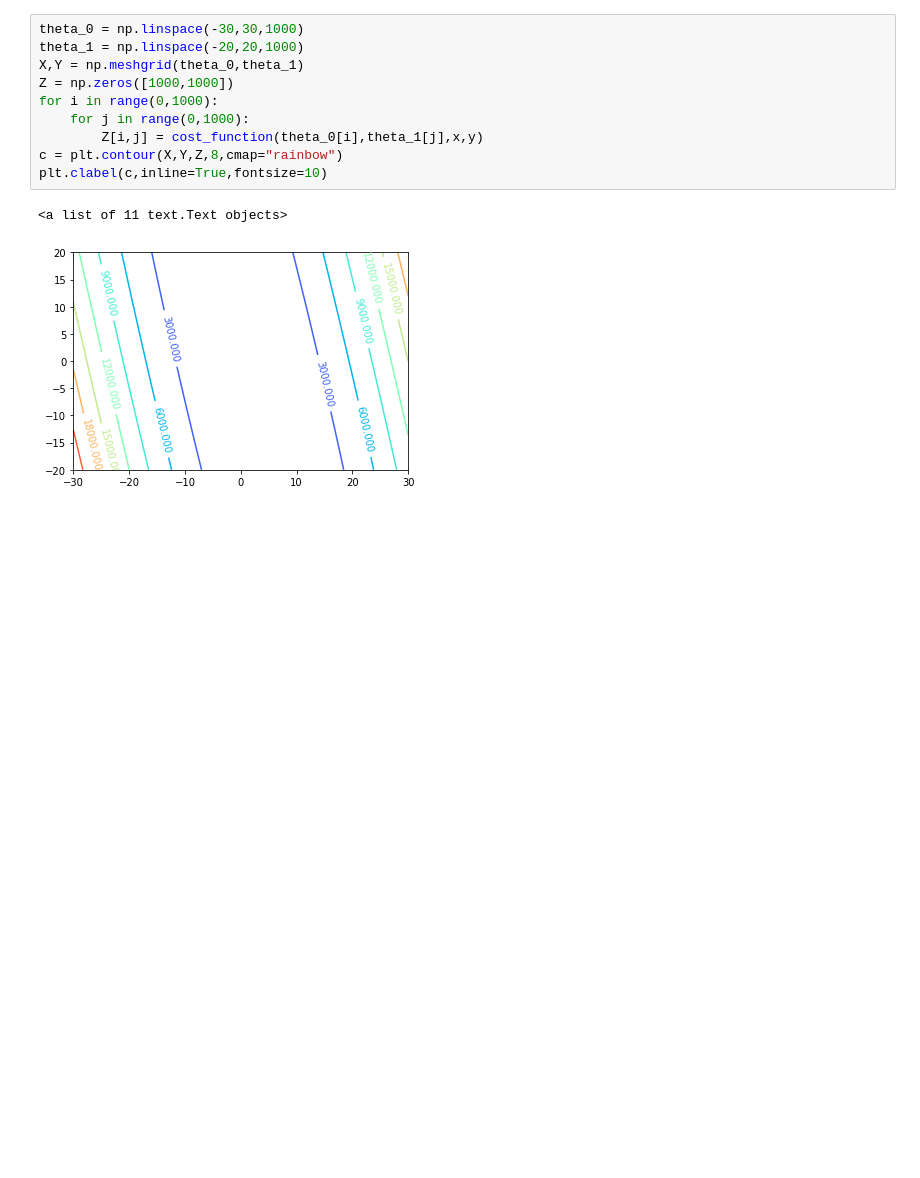
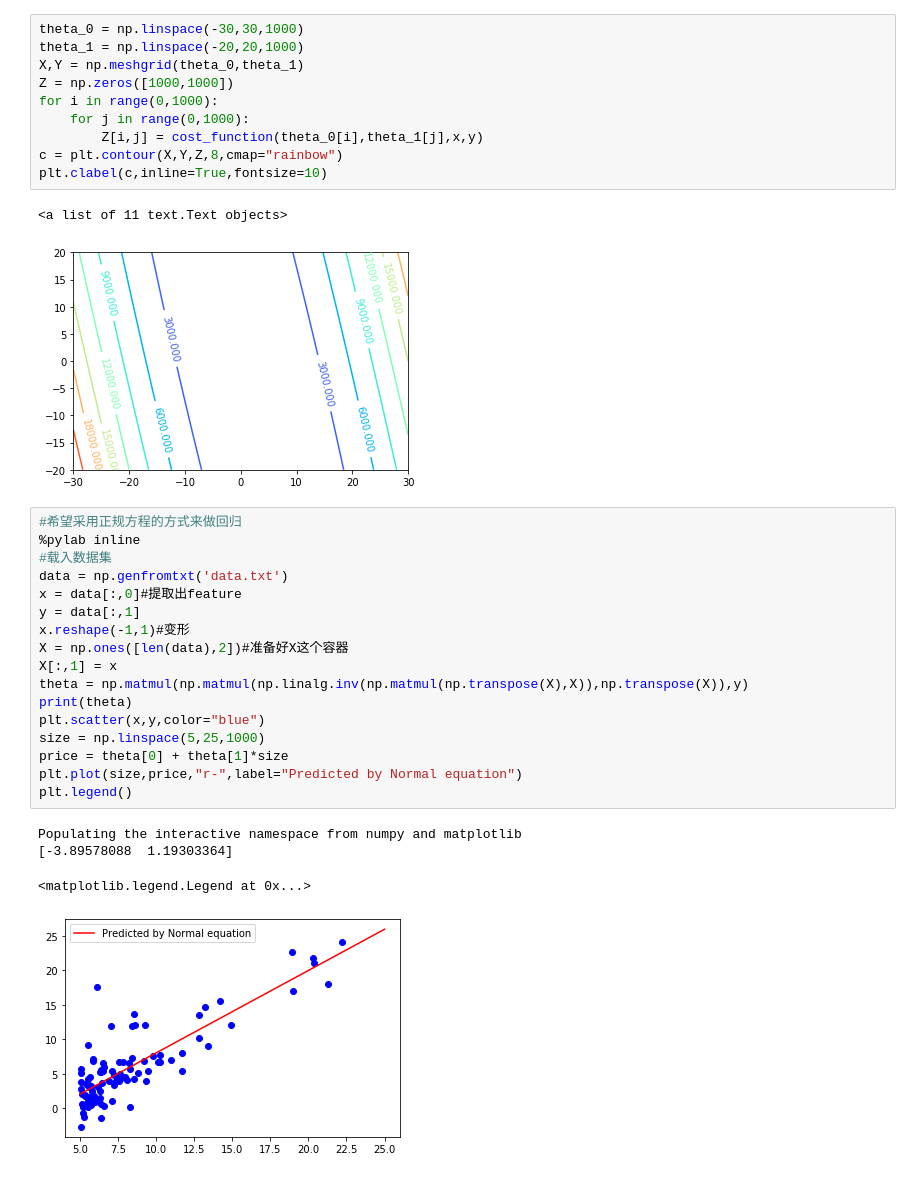
Before and after one commit to Haowen-Zhong/ML, a Jupyter notebook: Chap2.ipynb, the cells around one changed output. Drawn from its saved outputs; the diff is of its cells as text; blank space fills up the shorter version.

```diff
--- a/Chap2.ipynb
+++ b/Chap2.ipynb
@@ -138,3 +138,25 @@ plt.clabel(c,inline=True,fontsize=10)
 # %% [output]
 <a list of 11 text.Text objects>
 [figure]
+# %%
+#希望采用正规方程的方式来做回归
+%pylab inline
+#载入数据集
+data = np.genfromtxt('data.txt')
+x = data[:,0]#提取出feature
+y = data[:,1]
+x.reshape(-1,1)#变形
+X = np.ones([len(data),2])#准备好X这个容器
+X[:,1] = x
+theta = np.matmul(np.matmul(np.linalg.inv(np.matmul(np.transpose(X),X)),np.transpose(X)),y)
+print(theta)
+plt.scatter(x,y,color="blue")
+size = np.linspace(5,25,1000)
+price = theta[0] + theta[1]*size
+plt.plot(size,price,"r-",label="Predicted by Normal equation")
+plt.legend()
+# %% [output]
+Populating the interactive namespace from numpy and matplotlib
+[-3.89578088  1.19303364]
+<matplotlib.legend.Legend at 0x...>
+[figure, added]
```
Also changed, not shown: parts of 4 cells of this notebook.
